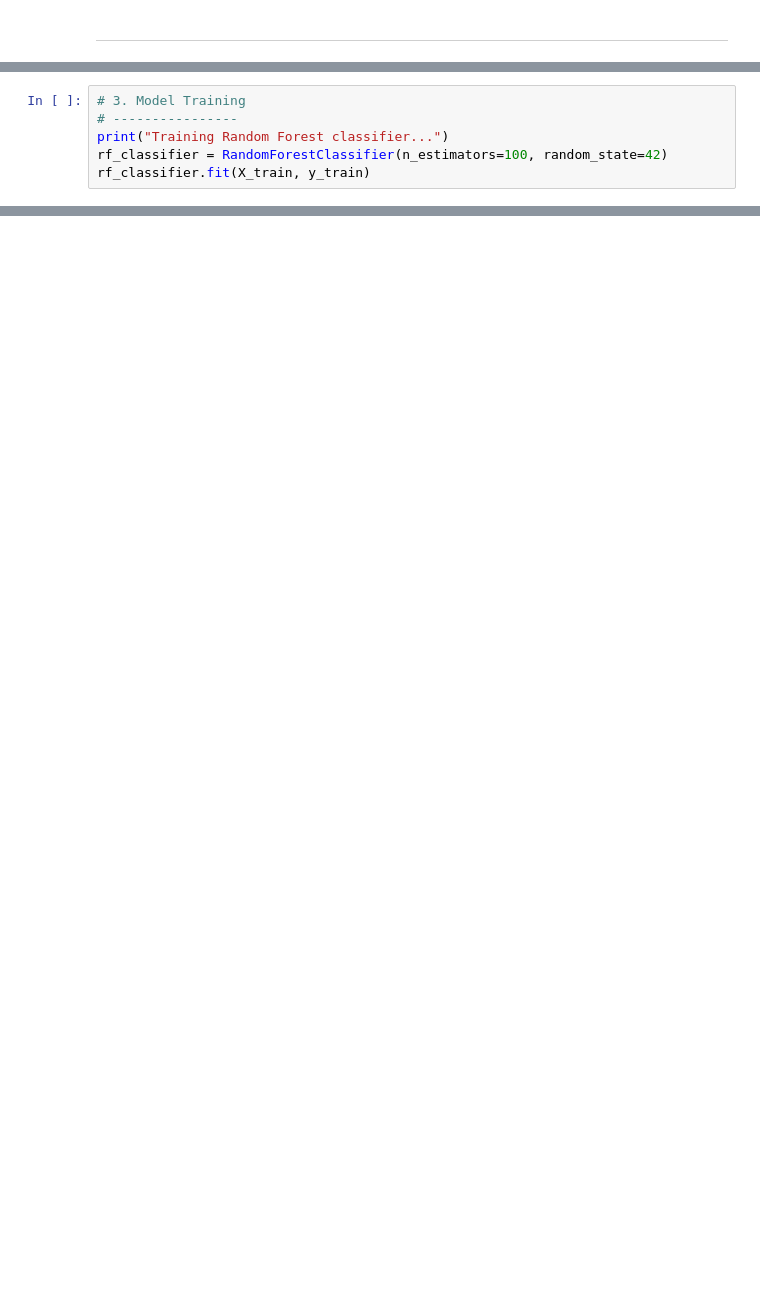
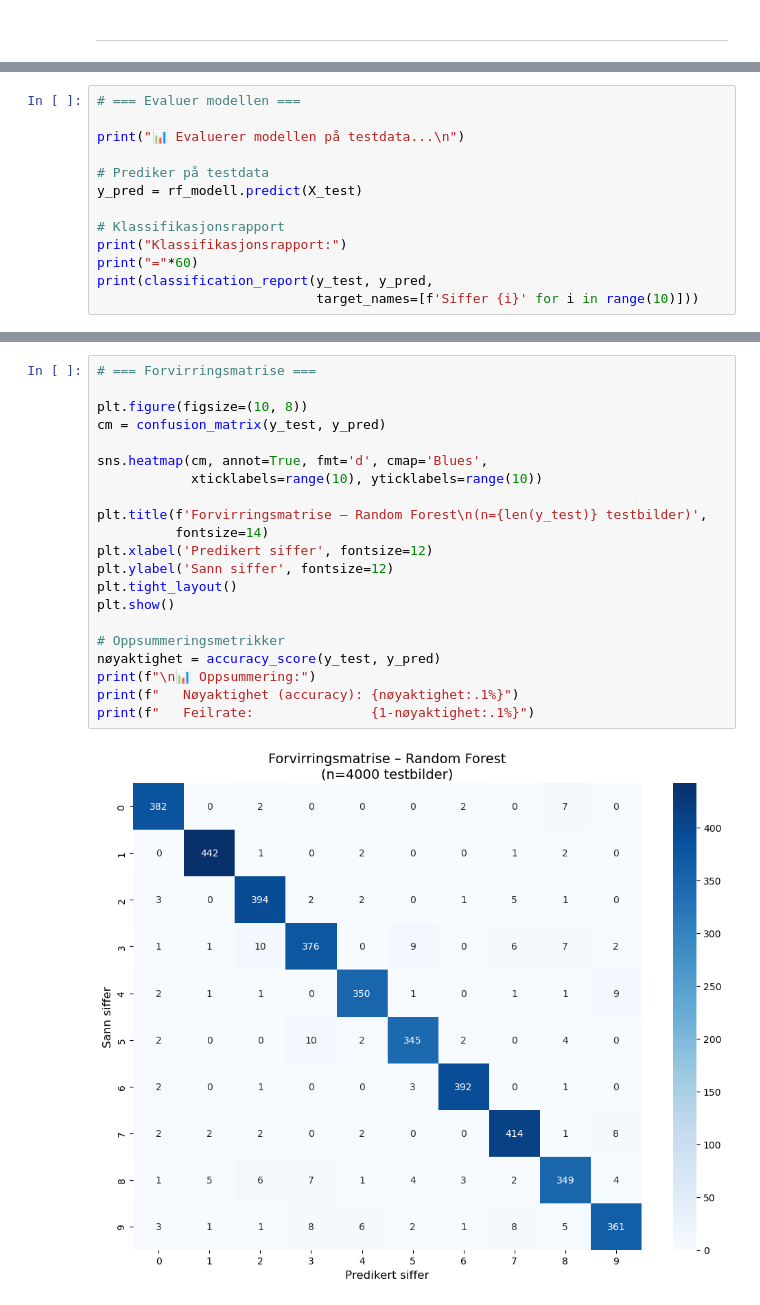
Before and after one commit to arvidl/ELMED219-2026, a Jupyter notebook: Lab2-DL/notebooks/A4-MNIST-Random-Forest.ipynb, the cells around one changed output, grey strips where cells are left out. Cells and saved outputs as stored; diff of their text form; blank space fills up the shorter version.

```diff
--- a/Lab2-DL/notebooks/A4-MNIST-Random-Forest.ipynb
+++ b/Lab2-DL/notebooks/A4-MNIST-Random-Forest.ipynb
@@ -168,6 +12,0 @@ Name: label, dtype: int64
-# %%
-# 3. Model Training
-# ----------------
-print("Training Random Forest classifier...")
-rf_classifier = RandomForestClassifier(n_estimators=100, random_state=42)
-rf_classifier.fit(X_train, y_train)
@@ -656,0 +301,13 @@ Remember to preprocess new data exactly like the training data!
+# %%
+# === Evaluer modellen ===
+
+print("📊 Evaluerer modellen på testdata...\n")
+
+# Prediker på testdata
+y_pred = rf_modell.predict(X_test)
+
+# Klassifikasjonsrapport
+print("Klassifikasjonsrapport:")
+print("="*60)
+print(classification_report(y_test, y_pred,
+                            target_names=[f'Siffer {i}' for i in range(10)]))
@@ -656,0 +335,23 @@ Remember to preprocess new data exactly like the training data!
+# %%
+# === Forvirringsmatrise ===
+
+plt.figure(figsize=(10, 8))
+cm = confusion_matrix(y_test, y_pred)
+
+sns.heatmap(cm, annot=True, fmt='d', cmap='Blues',
+            xticklabels=range(10), yticklabels=range(10))
+
+plt.title(f'Forvirringsmatrise – Random Forest\n(n={len(y_test)} testbilder)',
+          fontsize=14)
+plt.xlabel('Predikert siffer', fontsize=12)
+plt.ylabel('Sann siffer', fontsize=12)
+plt.tight_layout()
+plt.show()
+
+# Oppsummeringsmetrikker
+nøyaktighet = accuracy_score(y_test, y_pred)
+print(f"\n📊 Oppsummering:")
+print(f"   Nøyaktighet (accuracy): {nøyaktighet:.1%}")
+print(f"   Feilrate:               {1-nøyaktighet:.1%}")
+# %% [output]
+[figure, added]
```
Also changed, not shown: parts of 48 cells of this notebook, 6 other files.
